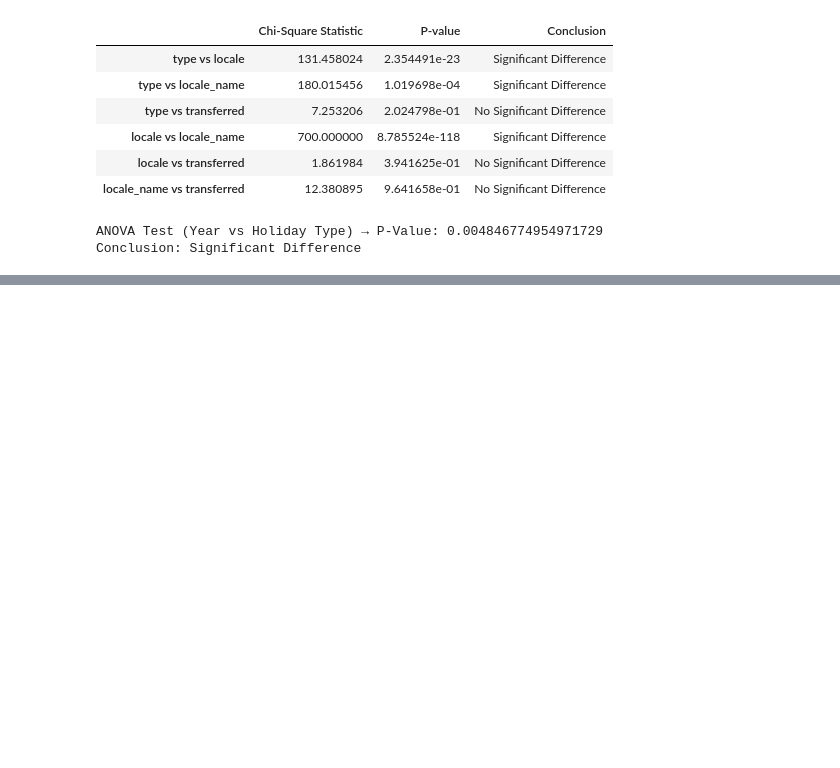
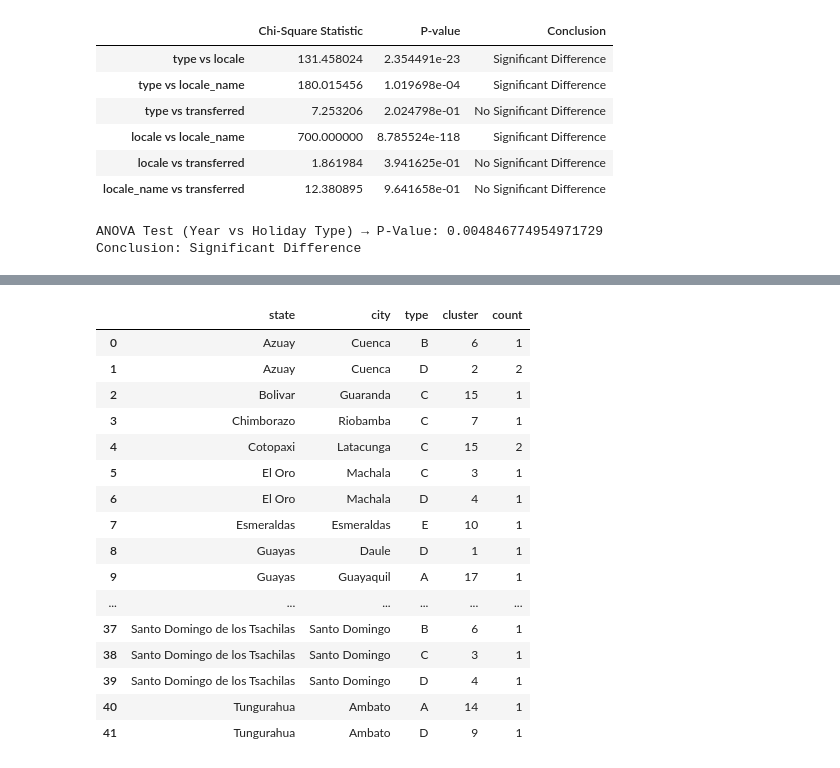
Before and after one commit to Aravindpanchanathan2799/CorporacionFavorita-Ecuador-Sales-Forecasting, a Jupyter notebook: notebooks/Data Inspection.ipynb, the cells around one changed output, grey strips where cells are left out. Cells and saved outputs as stored; diff of their text form; code cells hidden in the pictures; blank space fills up the shorter version.

Commit message:
Commit Version 2.0
-Pallavi (3/14)

```diff
--- a/notebooks/Data Inspection.ipynb
+++ b/notebooks/Data Inspection.ipynb
@@ -236,3 +236,5 @@ if p_value < 0.05:
 # %% [output]
 ANOVA Test (Year vs Holiday Type) → P-Value: 0.004846774954971729
 Conclusion: Significant Difference
+# %%
+df_stores = pd.read_csv("C:/Users/palla/Downloads/CorporacionFavorita-Ecuador-Sales-Forecasting-master/CorporacionFavorita-Ecuador-Sales-Forecasting-master/data/stores.csv")
@@ -238,0 +294,2 @@ Conclusion: Significant Difference
+# %%
+df_stores['cluster'] = df_stores['cluster'].astype('category')
@@ -238,0 +364,20 @@ Conclusion: Significant Difference
+# %%
+df_stores.groupby(['state', 'city', 'type', 'cluster'], observed=True).size().reset_index(name='count')
+# %% [output]
+|  | state | city | type | cluster | count |
+| 0 | Azuay | Cuenca | B | 6 | 1 |
+| 1 | Azuay | Cuenca | D | 2 | 2 |
+| 2 | Bolivar | Guaranda | C | 15 | 1 |
+| 3 | Chimborazo | Riobamba | C | 7 | 1 |
+| 4 | Cotopaxi | Latacunga | C | 15 | 2 |
+| 5 | El Oro | Machala | C | 3 | 1 |
+| 6 | El Oro | Machala | D | 4 | 1 |
+| 7 | Esmeraldas | Esmeraldas | E | 10 | 1 |
+| 8 | Guayas | Daule | D | 1 | 1 |
+| 9 | Guayas | Guayaquil | A | 17 | 1 |
+| ... | ... | ... | ... | ... | ... |
+| 37 | Santo Domingo de los Tsachilas | Santo Domingo | B | 6 | 1 |
+| 38 | Santo Domingo de los Tsachilas | Santo Domingo | C | 3 | 1 |
+| 39 | Santo Domingo de los Tsachilas | Santo Domingo | D | 4 | 1 |
+| 40 | Tungurahua | Ambato | A | 14 | 1 |
+| 41 | Tungurahua | Ambato | D | 9 | 1 |
```
Also changed, not shown: parts of 30 cells of this notebook, 7 other files.
